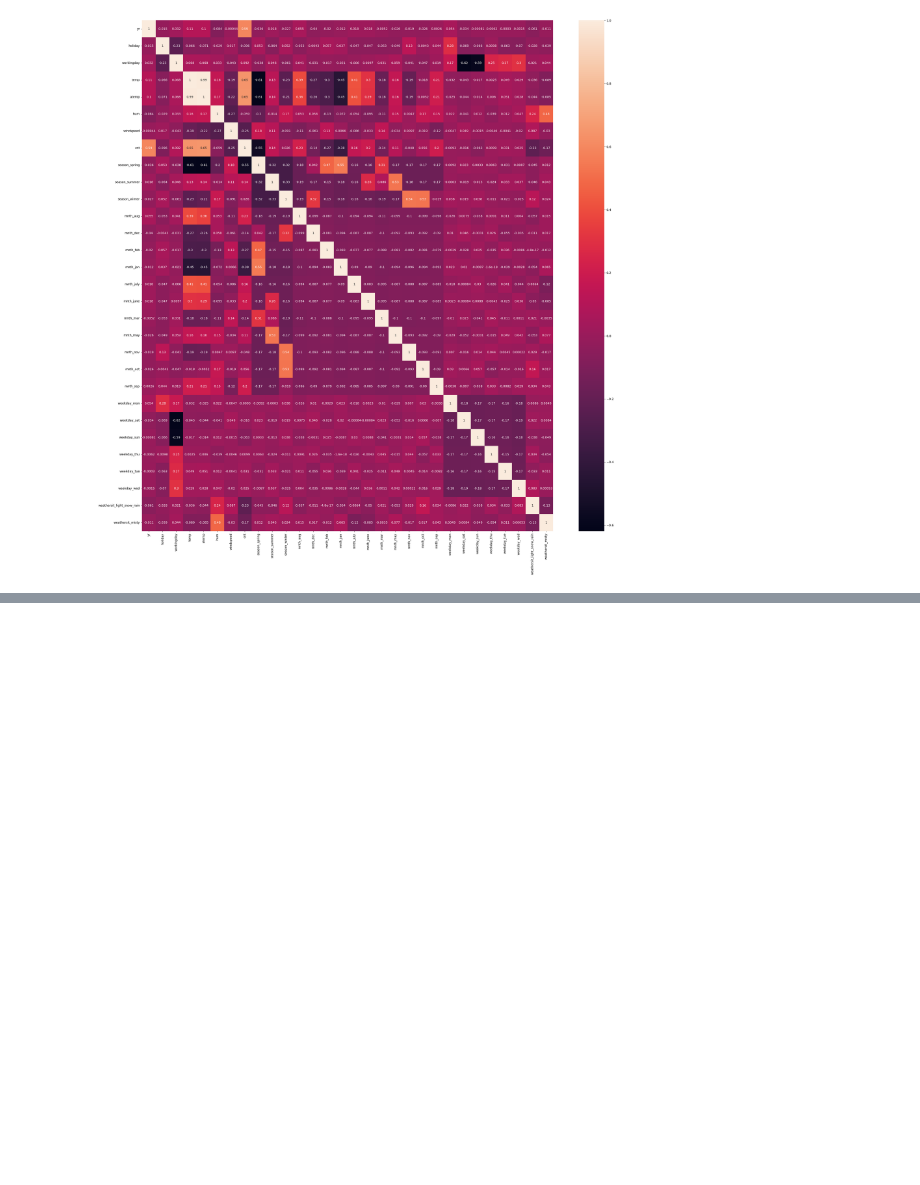
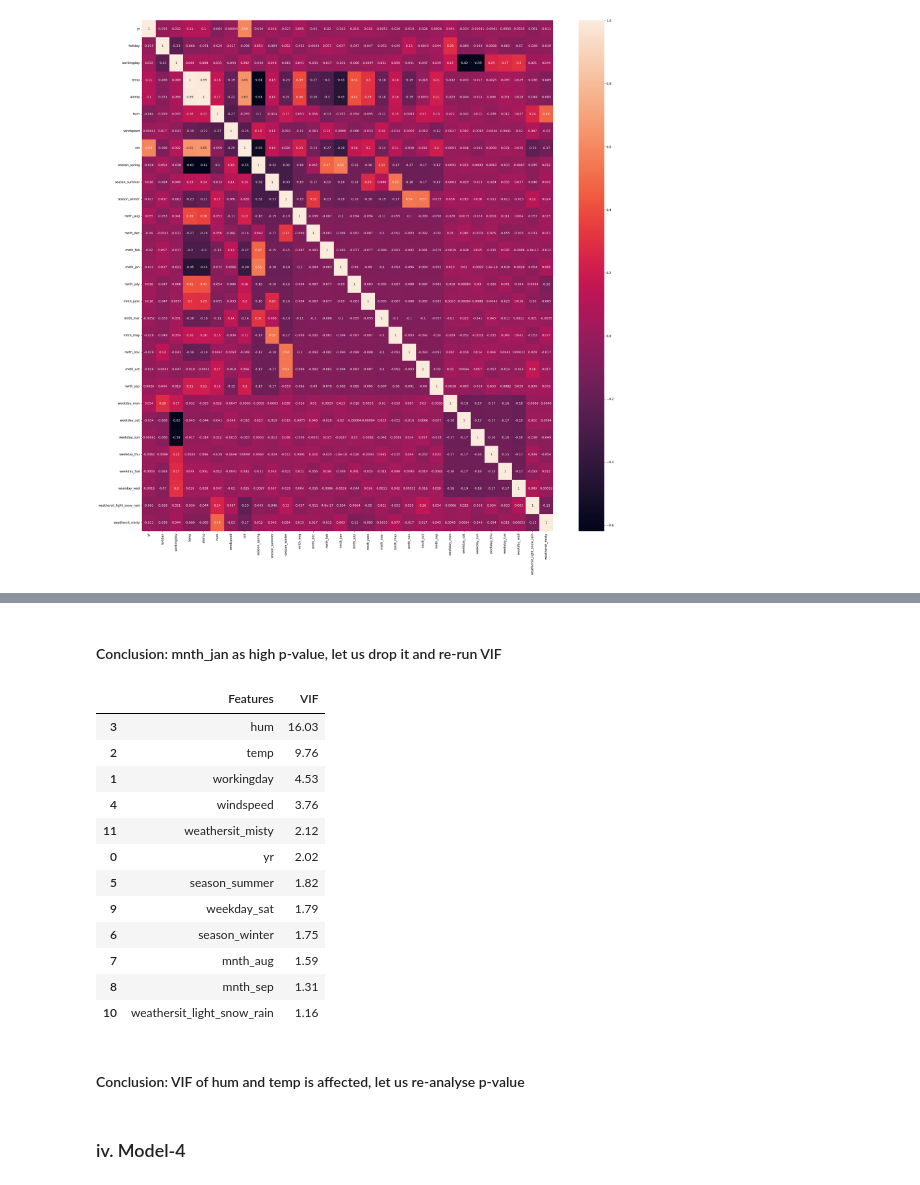
Before and after one commit to anagharavishankar/Regression_Bike_Sharing, a Jupyter notebook: Anagha_Ravishankar_Bike_Sharing.ipynb, the cells around one changed output, grey strips where cells are left out. Drawn from its saved outputs; the diff is of its cells as text; code cells hidden in the pictures; blank space fills up the shorter version.

Commit message:
6 statst model

```diff
--- a/Anagha_Ravishankar_Bike_Sharing.ipynb
+++ b/Anagha_Ravishankar_Bike_Sharing.ipynb
@@ -457,0 +579,23 @@ vif_calculation(X_train_rfe)
+# %% [markdown]
+#### Conclusion: mnth_jan as high p-value, let us drop it and re-run VIF
+# %%
+X_train_rfe = X_train_rfe.drop(['mnth_jan'], axis = 1)
+vif_calculation(X_train_rfe)
+# %% [output]
+|  | Features | VIF |
+| 3 | hum | 16.03 |
+| 2 | temp | 9.76 |
+| 1 | workingday | 4.53 |
+| 4 | windspeed | 3.76 |
+| 11 | weathersit_misty | 2.12 |
+| 0 | yr | 2.02 |
+| 5 | season_summer | 1.82 |
+| 9 | weekday_sat | 1.79 |
+| 6 | season_winter | 1.75 |
+| 7 | mnth_aug | 1.59 |
+| 8 | mnth_sep | 1.31 |
+| 10 | weathersit_light_snow_rain | 1.16 |
+# %% [markdown]
+#### Conclusion: VIF of hum and temp is affected, let us re-analyse p-value
+# %% [markdown]
+### iv. Model-4
```
Also changed, not shown: parts of 46 cells of this notebook.
